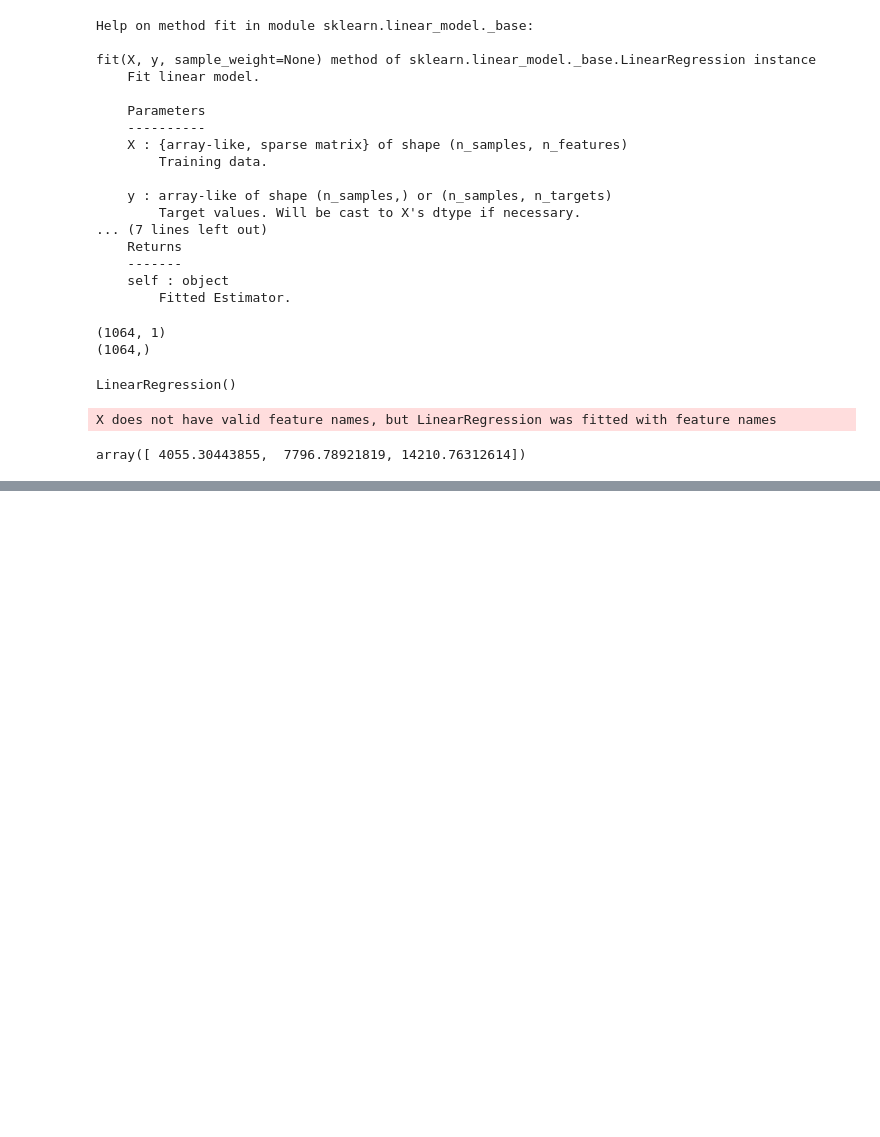
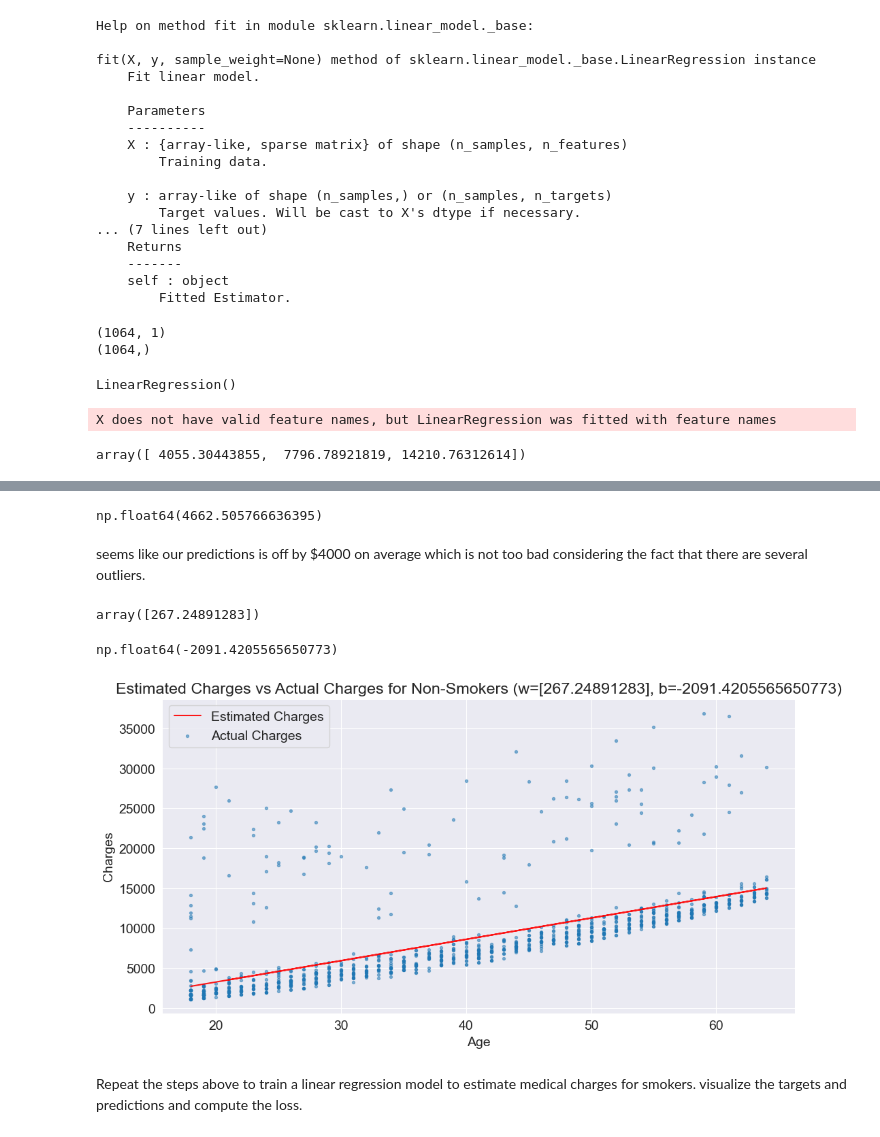
Before and after one commit to Abdllahy/annual-medical-expenditure, a Jupyter notebook: main.ipynb, the cells around one changed output, grey strips where cells are left out. Cells and saved outputs as stored; diff of their text form; code cells hidden in the pictures; blank space fills up the shorter version.

```diff
--- a/main.ipynb
+++ b/main.ipynb
@@ -579,0 +604,22 @@ array([ 4055.30443855,  7796.78921819, 14210.76312614])
+# %%
+# let's compute the RMSE loss to evaluate the model
+rmse(targets, predictions)
+# %% [output]
+np.float64(4662.505766636395)
+# %% [markdown]
+seems like our predictions is off by $4000 on average which is not too bad considering the fact that there are several outliers.
+# %%
+# the parameters of the model can be accessed using the coef_ and intercept_ attributes
+model.coef_ # this is w
+# %% [output]
+array([267.24891283])
+# %%
+model.intercept_ # this is b
+# %% [output]
+np.float64(-2091.4205565650773)
+# %%
+# are these parameters close to your best guesses?
+# let's visualize the line created by the above parameters
+try_parameters(model.coef_, model.intercept_)
+# %% [output]
+[figure, added]
@@ -579,0 +628,2 @@ array([ 4055.30443855,  7796.78921819, 14210.76312614])
+# %% [markdown]
+Repeat the steps above to train a linear regression model to estimate medical charges for smokers. visualize the targets and predictions and compute the loss.
```
Also changed, not shown: parts of 4 cells of this notebook.
